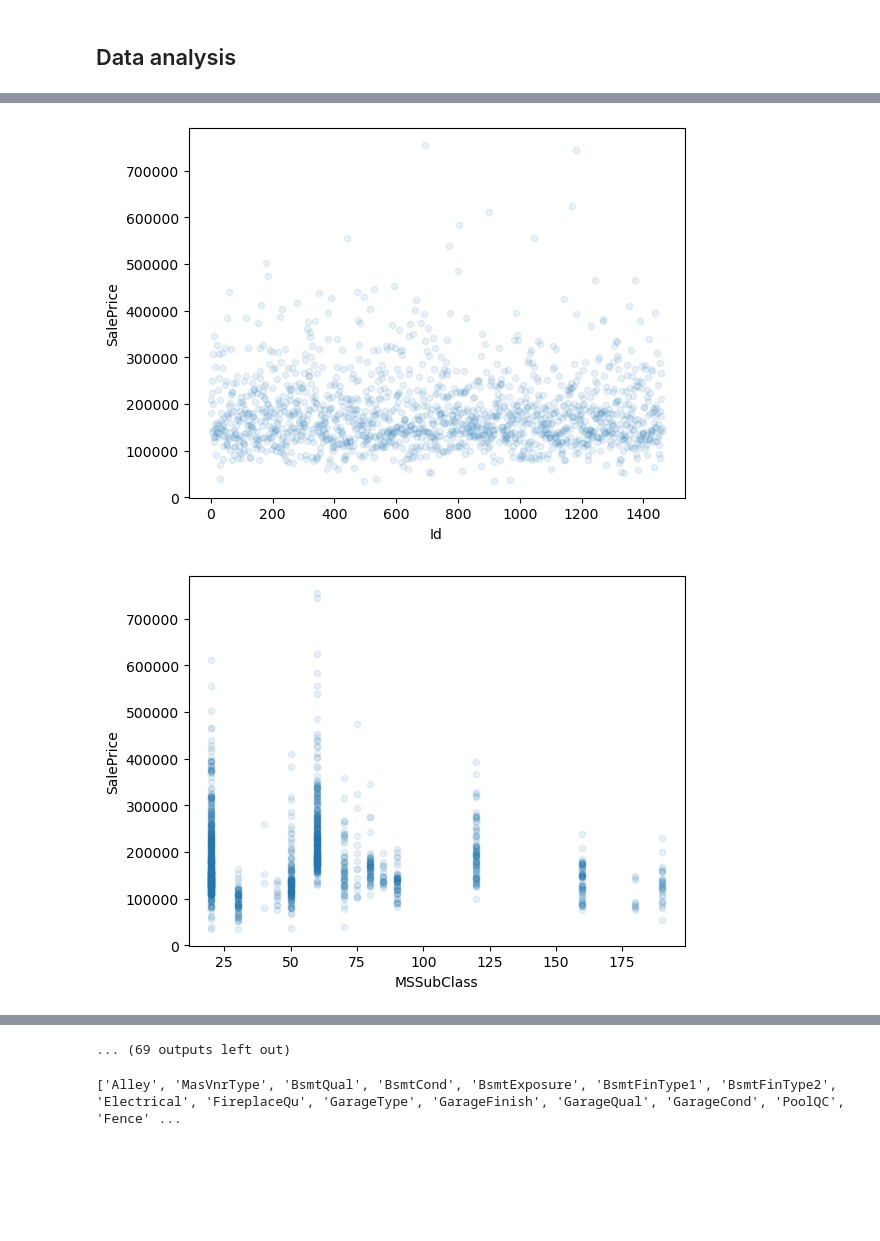
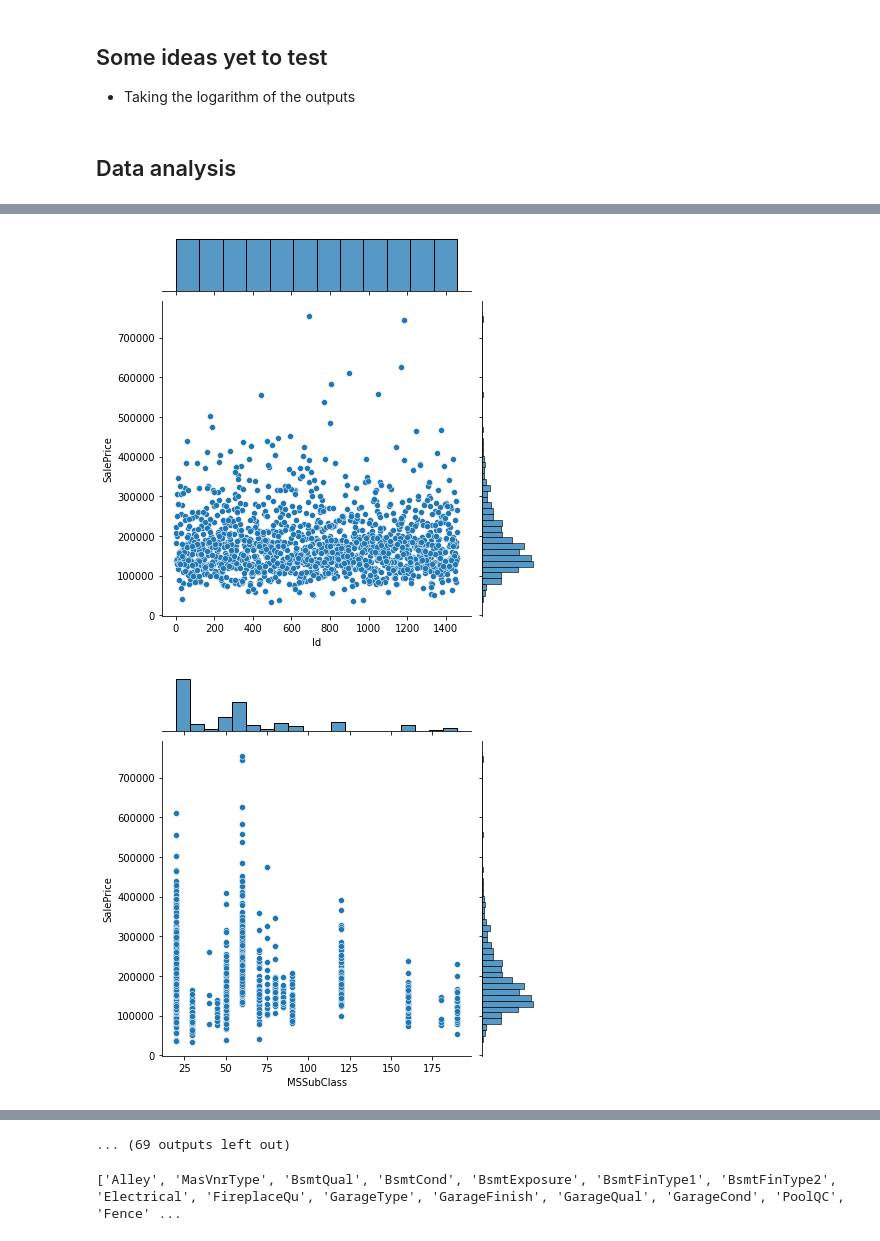
Before and after one commit to pablomiralles22/ml-playgrounds, a Jupyter notebook: kaggle-housing-prices/House pricing.ipynb, the cells around one changed output, grey strips where cells are left out. Saved outputs shown, nothing was run; the diff lists cells and outputs as text; code cells hidden in the pictures; blank space fills up the shorter version.

Commit message:
Housing prices kaggle

```diff
--- a/kaggle-housing-prices/House pricing.ipynb
+++ b/kaggle-housing-prices/House pricing.ipynb
@@ -13,6 +16,9 @@ from sklearn.model_selection import cross_val_score
 # %%
 train_set = pd.read_csv('train.csv')
-test_set = pd.read_csv('test.csv')
+predict_set = pd.read_csv('test.csv')
+# %% [markdown]
+## Some ideas yet to test
+- Taking the logarithm of the outputs
 # %% [markdown]
 ## Data analysis
 # %%
@@ -39,12 +45,14 @@ Name: SalePrice, dtype: float64
 # %%
 feats = train_set.columns
 other_feats = []
 
 for feat in feats:
     try:
-        train_set.plot.scatter(x=feat, y='SalePrice', alpha=0.1)
+        sns.jointplot(data=pd.concat([train_set, test_set]), y="SalePrice", x=feat)
+        plt.show()
+        #train_set.plot.scatter(x=feat, y='SalePrice', alpha=0.1)
     except:
         other_feats.append(feat)
 # %% [output]
-[figure, old version]
+[figure, new version]
-[figure, old version]
+[figure, new version]
```
Also changed, not shown: parts of 64 cells of this notebook, 1 other file.
